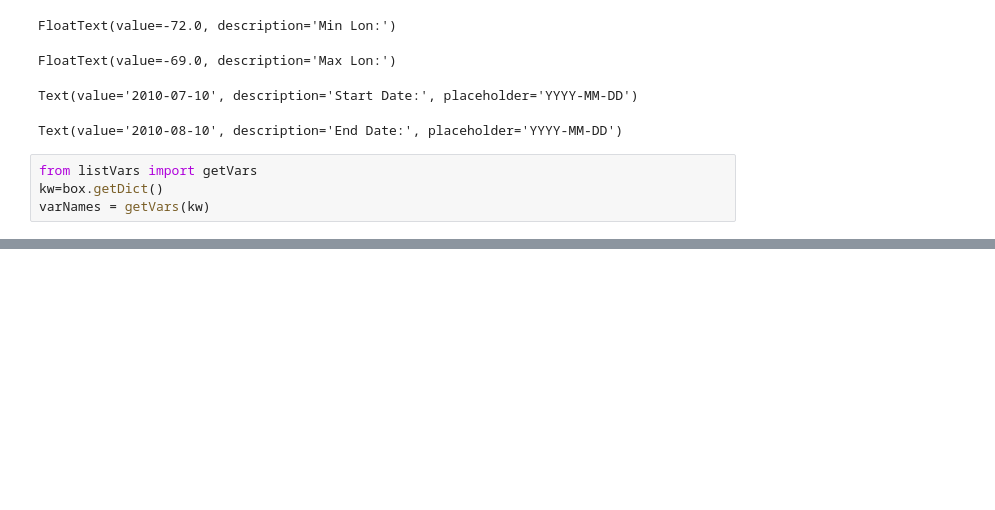
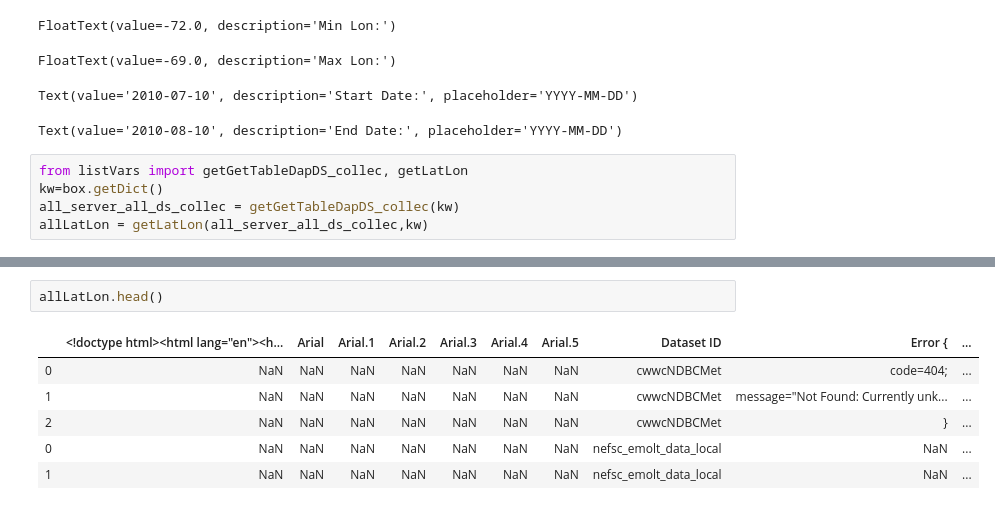
Before and after one commit to ioos/colocate, a Jupyter notebook: Untitled.ipynb, the cells around one changed output, grey strips where cells are left out. Drawn from its saved outputs; the diff is of its cells as text; blank space fills up the shorter version.

```diff
--- a/Untitled.ipynb
+++ b/Untitled.ipynb
@@ -11,7 +11,8 @@ FloatText(value=-69.0, description='Max Lon:')
 Text(value='2010-07-10', description='Start Date:', placeholder='YYYY-MM-DD')
 Text(value='2010-08-10', description='End Date:', placeholder='YYYY-MM-DD')
 # %%
-from listVars import getVars
+from listVars import getGetTableDapDS_collec, getLatLon
 kw=box.getDict()
-varNames = getVars(kw)
+all_server_all_ds_collec = getGetTableDapDS_collec(kw)
+allLatLon = getLatLon(all_server_all_ds_collec,kw)
 # %% [output]
@@ -21,0 +91,9 @@ varNames = getVars(kw)
+# %%
+allLatLon.head()
+# %% [output]
+|  | <!doctype html><html lang="en"><h... | Arial | Arial.1 | Arial.2 | Arial.3 | Arial.4 | Arial.5 | Dataset ID | Error { | ... |
+| 0 | NaN | NaN | NaN | NaN | NaN | NaN | NaN | cwwcNDBCMet | code=404; | ... |
+| 1 | NaN | NaN | NaN | NaN | NaN | NaN | NaN | cwwcNDBCMet | message="Not Found: Currently unk... | ... |
+| 2 | NaN | NaN | NaN | NaN | NaN | NaN | NaN | cwwcNDBCMet | } | ... |
+| 0 | NaN | NaN | NaN | NaN | NaN | NaN | NaN | nefsc_emolt_data_local | NaN | ... |
+| 1 | NaN | NaN | NaN | NaN | NaN | NaN | NaN | nefsc_emolt_data_local | NaN | ... |
```
Also changed, not shown: parts of 5 cells of this notebook, 2 other files.
